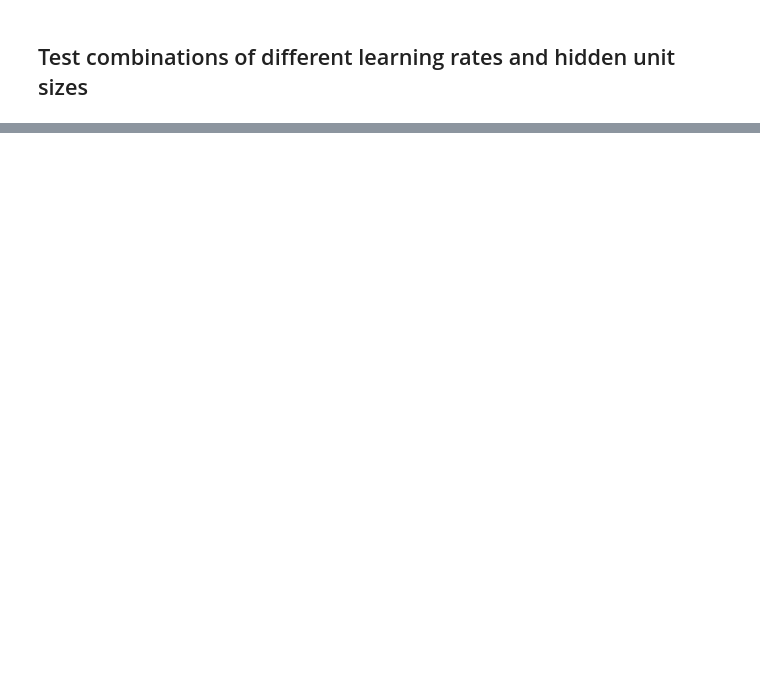
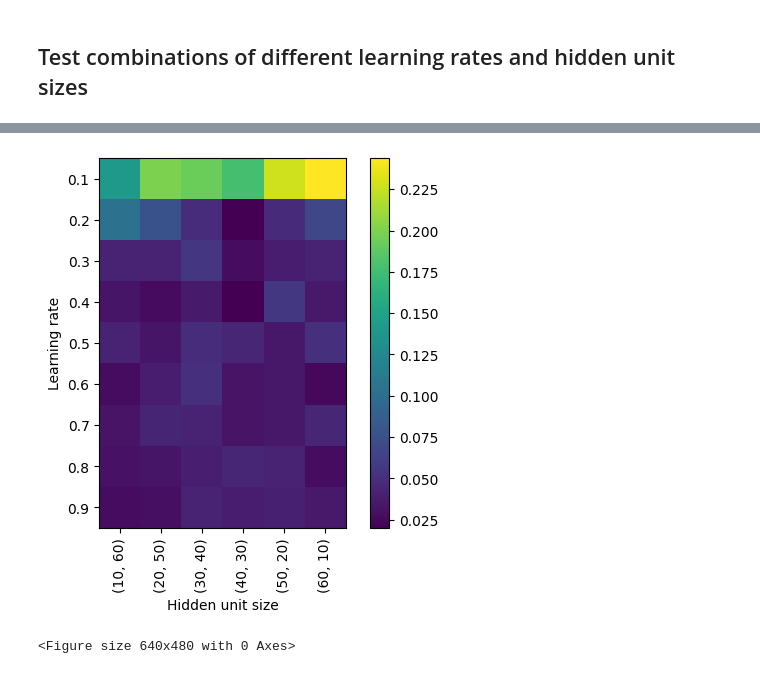
Before and after one commit to wayfarer-ismail/Neural_Network_from_Scratch, a Jupyter notebook: Neural Network from Scratch/task/main.ipynb, the cells around one changed output, grey strips where cells are left out. Cells and saved outputs as stored; diff of their text form; code cells hidden in the pictures; blank space fills up the shorter version.

```diff
--- a/Neural Network from Scratch/task/main.ipynb
+++ b/Neural Network from Scratch/task/main.ipynb
@@ -176,0 +236,36 @@ plt.savefig(f"{location}.png")
+# %%
+# now to find a good combination of learning rate and hidden unit size
+hidden_unit_sizes = [10, 20, 30, 40, 50, 60]
+alpha_values = [0.1, 0.2, 0.3, 0.4, 0.5, 0.6, 0.7, 0.8, 0.9]
+
+total_accuracy = np.zeros((len(alpha_values), len(hidden_unit_sizes)))
+
+def train_and_eval(alpha, h1_size, h2_size):
+    # Create the MLP
+    network = MultiLayerPerceptronBig(16, h1_size, h2_size, 26)
+
+    # Train the MLP
+    for epoch in range(10):
+        for value, target in zip(X_train, y_train):
+            network.train(value, target, alpha)
+
+    # Calculate accuracy on test set
+    return calculate_accuracy(np.argmax(network.forward(X_test), axis=1), np.argmax(y_test, axis=1))
+
+for i, learning_rate in enumerate(alpha_values):
+    for j, hidden_unit_size in enumerate(hidden_unit_sizes):
+        total_accuracy[i, j] = train_and_eval(learning_rate, hidden_unit_sizes[j], hidden_unit_sizes[j*-1 - 1])
+
+# plot heat map
+plt.imshow(total_accuracy, cmap='viridis')
+plt.xticks(np.arange(len(hidden_unit_sizes)), zip(hidden_unit_sizes, hidden_unit_sizes[::-1]), rotation='vertical')
+plt.xlabel('Hidden unit size')
+plt.yticks(np.arange(len(alpha_values)), alpha_values)
+plt.ylabel('Learning rate')
+plt.colorbar()
+plt.show()
+location = "figures/mlp_letters_alpha_units"
+plt.savefig(f"{location}.png")
+# %% [output]
+[figure, added]
+<Figure size 640x480 with 0 Axes>
```
Also changed, not shown: parts of 6 cells of this notebook.
